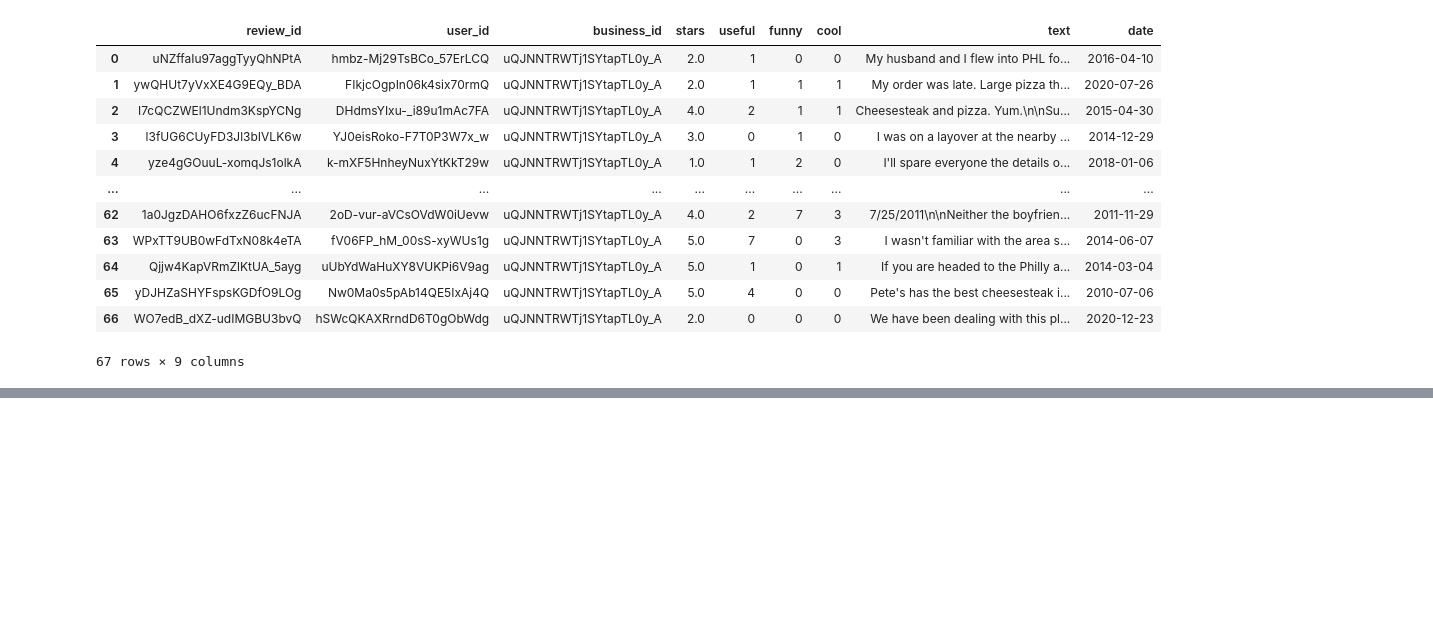
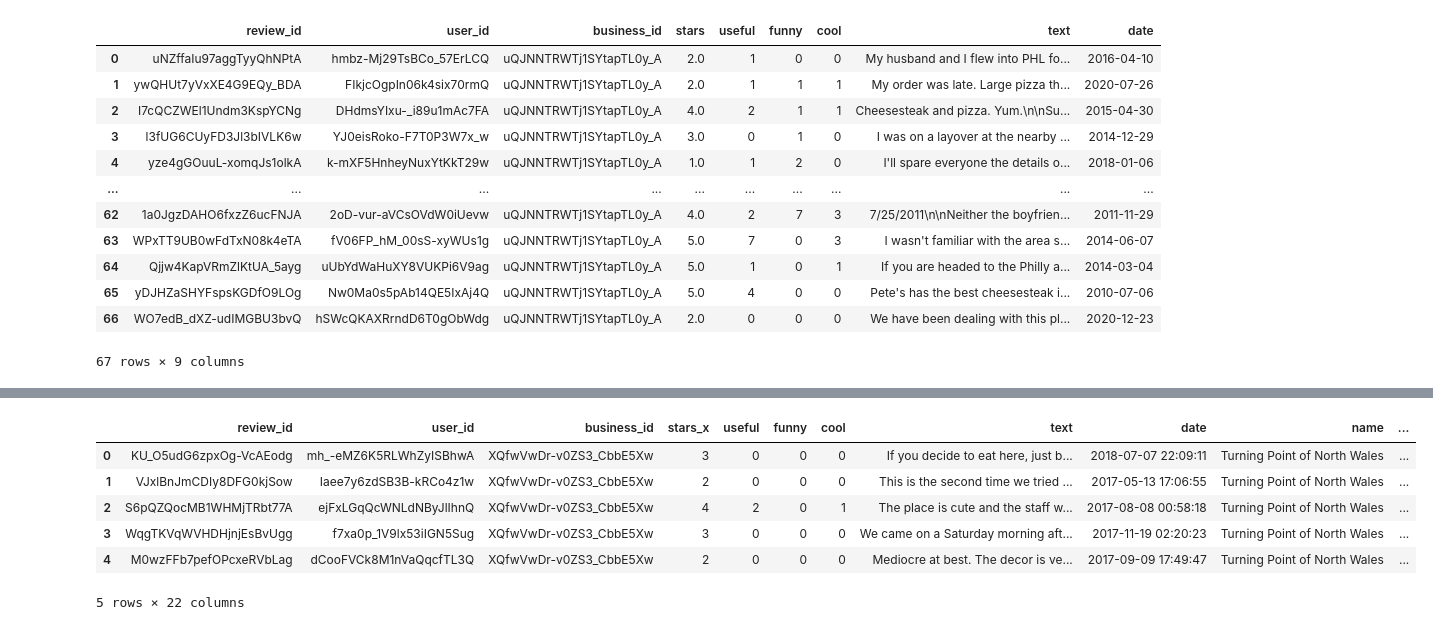
Before and after one commit to sairin94/yelp-recommendation, a Jupyter notebook: notebooks/explore_dataset.ipynb, the cells around one changed output, grey strips where cells are left out. Cells and saved outputs as stored; diff of their text form; code cells hidden in the pictures; blank space fills up the shorter version.

```diff
--- a/notebooks/explore_dataset.ipynb
+++ b/notebooks/explore_dataset.ipynb
@@ -147,0 +139,23 @@ Definitely not eating here ever again.
+# %%
+import pandas as pd
+
+def read_json_chunks(file_path, chunk_size):
+    def json_generator():
+        for chunk in pd.read_json(file_path, lines=True, chunksize=chunk_size):
+            yield chunk
+
+    generator = json_generator()
+    df = next(generator)
+    return df
+# %%
+# Specify the path to your JSON file
+review_json_file_path = '/Users/sairindhri/Documents/Umich/Milestone2/yelp-data-analysis/notebooks/yelp_dataset/yelp_academic_dataset_review.json'
+business_json_file_path = '/Users/sairindhri/Documents/Umich/Milestone2/yelp-data-analysis/notebooks/yelp_dataset/yelp_academic_dataset_business.json'
+
+# Define the chunk size
+chunk_size = 100000
+
+# Read review data
+df_review = read_json_chunks(review_json_file_path, chunk_size)
+print("Review DataFrame:")
+df_review.head()
@@ -147,0 +170,5 @@ Definitely not eating here ever again.
+# %%
+# Read business data
+df_business = read_json_chunks(business_json_file_path, chunk_size)
+print("\nBusiness DataFrame:")
+df_business.head()
@@ -147,0 +183,12 @@ Definitely not eating here ever again.
+# %%
+df_restaurants = df_business[df_business['categories'].notna() & df_business['categories'].str.contains('Restaurant', case=False)]
+merged_df = df_review.merge(df_restaurants, on='business_id')
+merged_df.head()
+# %% [output]
+|  | review_id | user_id | business_id | stars_x | useful | funny | cool | text | date | name | ... |
+| 0 | KU_O5udG6zpxOg-VcAEodg | mh_-eMZ6K5RLWhZyISBhwA | XQfwVwDr-v0ZS3_CbbE5Xw | 3 | 0 | 0 | 0 | If you decide to eat here, just b... | 2018-07-07 22:09:11 | Turning Point of North Wales | ... |
+| 1 | VJxlBnJmCDIy8DFG0kjSow | Iaee7y6zdSB3B-kRCo4z1w | XQfwVwDr-v0ZS3_CbbE5Xw | 2 | 0 | 0 | 0 | This is the second time we tried ... | 2017-05-13 17:06:55 | Turning Point of North Wales | ... |
+| 2 | S6pQZQocMB1WHMjTRbt77A | ejFxLGqQcWNLdNByJlIhnQ | XQfwVwDr-v0ZS3_CbbE5Xw | 4 | 2 | 0 | 1 | The place is cute and the staff w... | 2017-08-08 00:58:18 | Turning Point of North Wales | ... |
+| 3 | WqgTKVqWVHDHjnjEsBvUgg | f7xa0p_1V9lx53iIGN5Sug | XQfwVwDr-v0ZS3_CbbE5Xw | 3 | 0 | 0 | 0 | We came on a Saturday morning aft... | 2017-11-19 02:20:23 | Turning Point of North Wales | ... |
+| 4 | M0wzFFb7pefOPcxeRVbLag | dCooFVCk8M1nVaQqcfTL3Q | XQfwVwDr-v0ZS3_CbbE5Xw | 2 | 0 | 0 | 0 | Mediocre at best. The decor is ve... | 2017-09-09 17:49:47 | Turning Point of North Wales | ... |
+5 rows × 22 columns
```
Also changed, not shown: parts of 24 cells of this notebook, 4 other files.
